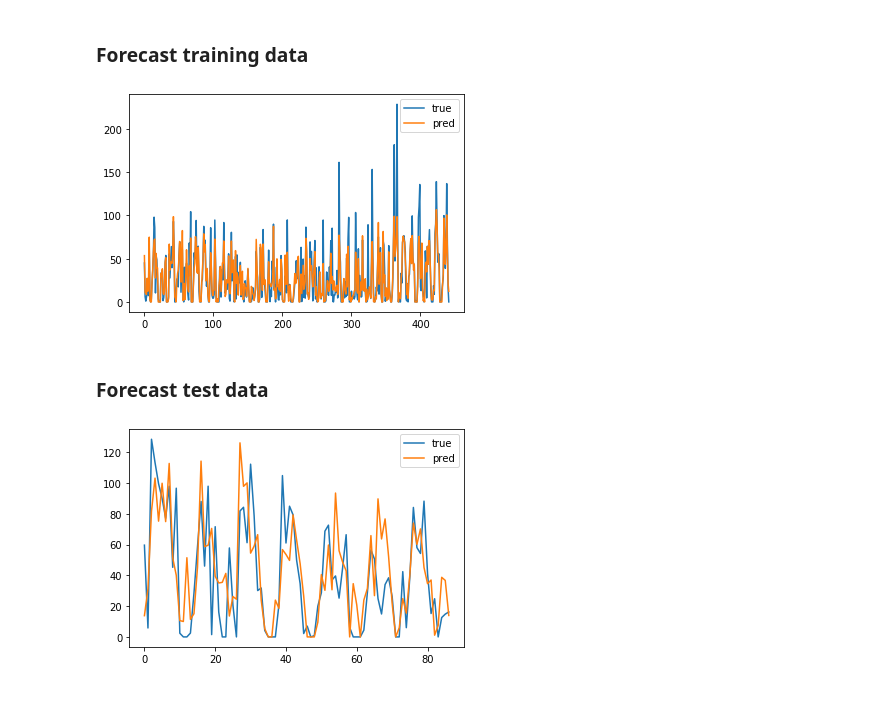
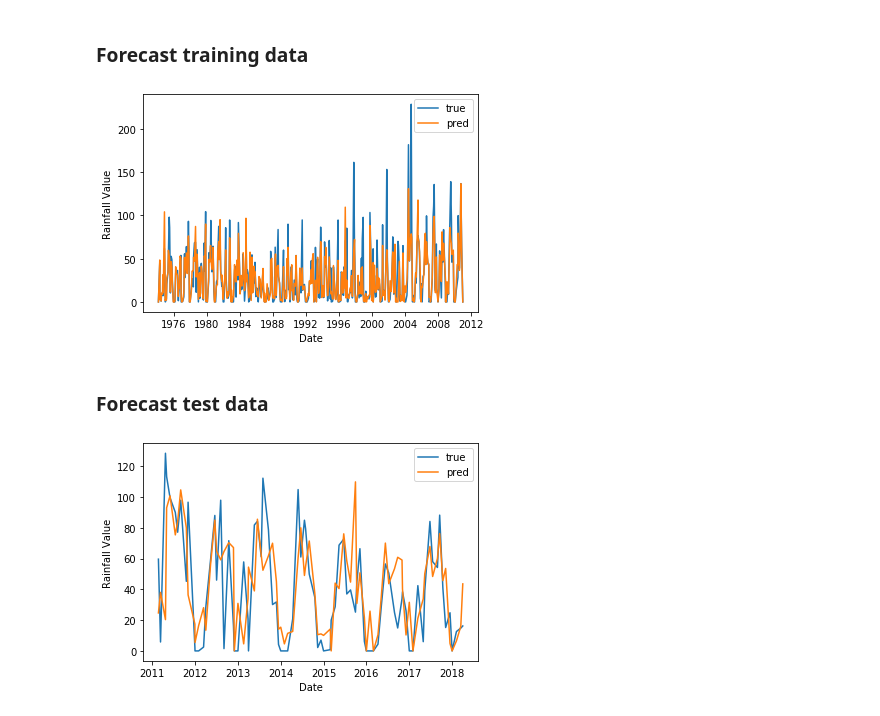
Before and after one commit to tymefighter/Forecast, a Jupyter notebook: notebooks/palakkad-forecast-max-rainfall.ipynb, the cells around one changed output. Saved outputs shown, nothing was run; the diff lists cells and outputs as text; code cells hidden in the pictures.

```diff
--- a/notebooks/palakkad-forecast-max-rainfall.ipynb
+++ b/notebooks/palakkad-forecast-max-rainfall.ipynb
@@ -31,6 +33,11 @@ rainfall_df
 | 17650 | 2018 | 4 | 29 | 0.0 |
 | 17651 | 2018 | 4 | 30 | 0.0 |
 17652 rows × 4 columns
+# %%
+date_series = [0] * len(rainfall_df)
+
+for index, row in rainfall_df.iterrows():
+    date_series[index] = datetime.date(int(row['YEAR']), int(row['MN']), int(row['DT']))
 # %% [markdown]
 ### Plot Entire Data
 # %%
@@ -47,15 +56,20 @@ print(rainfall_df['..R/F'].to_numpy()[16001])
 30.1
 # %%
 month_max_series = [rainfall_df.iloc[0]['..R/F']]
+month_date_series = [date_series[0]]
+
 prev_month = rainfall_df.iloc[0]['MN']
 
-for _, row in rainfall_df.iloc[1:].iterrows():
+for index, row in rainfall_df.iloc[1:].iterrows():
 
     if row['MN'] == prev_month:
-        month_max_series[-1] = max(month_max_series[-1], row['..R/F'])
+        if month_max_series[-1] < row['..R/F']:
+            month_max_series[-1] = row['..R/F']
+            month_date_series[-1] = date_series[index]
 
     else:
         month_max_series.append(row['..R/F'])
+        month_date_series.append(date_series[index])
 
     prev_month = row['MN']
 
@@ -69,10 +83,10 @@ print('')
 print('Last 10 data points:')
 pprint(list(month_max_series[-10:]))
 
-plt.plot(month_max_series)
+plt.plot(month_date_series, month_max_series)
 plt.title('Monthly Maximum Data')
-plt.xlabel('Months')
-plt.ylabel('Rainfall Amount')
+plt.xlabel('Date')
+plt.ylabel('Maximum Monthly Rainfall Amount in mm')
 plt.show()
 # %% [output]
 Data Type: float64, Data Shape: (580,)
@@ -250,7 +303,7 @@ model.compile(
 input_data = []
 output_data = []
 
-for i in range(lag + 1, num_train):
+for i in range(lag, num_train):
     input_data.append(np.squeeze(remainder_series_cdf[i - lag:i], axis=1))
     output_data.append(remainder_series_cdf[i])
 
@@ -374,7 +467,7 @@ model_trend.compile(
 input_data = []
 output_data = []
 
-for i in range(lag + 1, num_train):
+for i in range(lag, num_train):
     input_data.append(np.squeeze(trend_series[i - lag:i], axis=1))
     output_data.append(trend_series[i])
 
@@ -483,23 +606,43 @@ print(remainder_test.shape, trend_test.shape, seasonality_test.shape)
 ### Forecast training data
 # %%
 pred_train = np.maximum(remainder_train + trend_train + seasonality_train, 0)
-true_train = month_max_series[:num_train][lag + 1:]
+true_train = month_max_series[:num_train][lag:]
 
-plt.plot(true_train, label='true')
-plt.plot(pred_train, label='pred')
+plt.plot(
+    month_date_series[lag: num_train],
+    true_train,
+    label='true'
+)
+plt.plot(
+    month_date_series[lag: num_train],
+    pred_train,
+    label='pred'
+)
+plt.xlabel('Date')
+plt.ylabel('Rainfall Value')
 plt.legend()
 plt.show()
 # %% [output]
-[figure, old version]
+[figure, new version]
 # %% [markdown]
 ### Forecast test data
 # %%
 pred_test = np.maximum(remainder_test + trend_test + seasonality_test, 0)
 true_test = month_max_series[num_train:]
 
-plt.plot(true_test, label='true')
-plt.plot(pred_test, label='pred')
+plt.plot(
+    month_date_series[num_train:],
+    true_test,
+    label='true'
+)
+plt.plot(
+    month_date_series[num_train:],
+    pred_test,
+    label='pred'
+)
+plt.xlabel('Date')
+plt.ylabel('Rainfall Value')
 plt.legend()
 plt.show()
 # %% [output]
-[figure, old version]
+[figure, new version]
```
Also changed, not shown: parts of 20 cells of this notebook, 1 other file.
